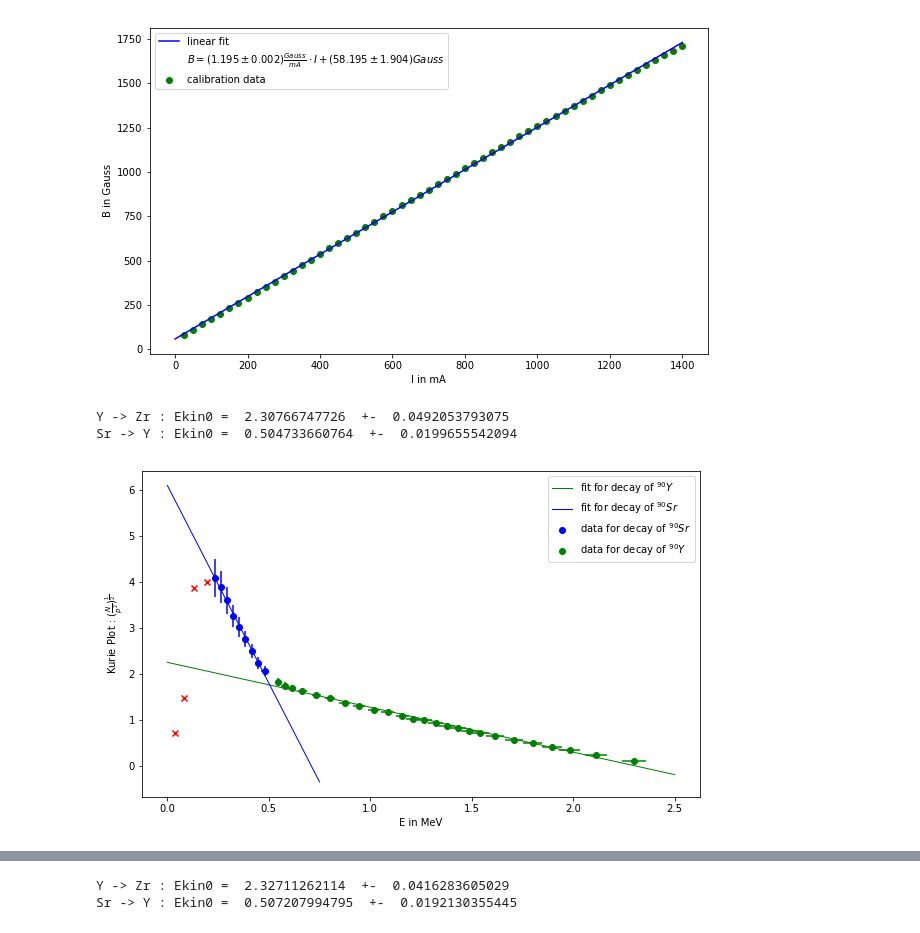
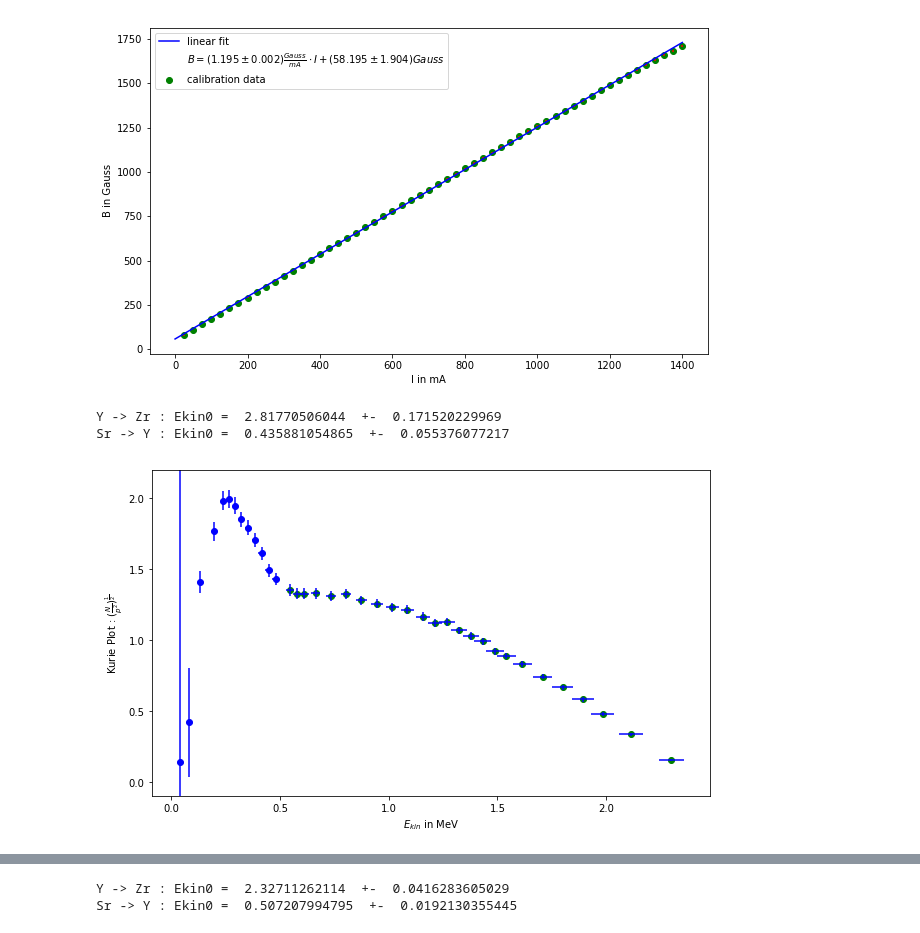
Before and after one commit to NlKLas/PyRePo, a Jupyter notebook: V10/V10.ipynb, the cells around one changed output, grey strips where cells are left out. Cells and saved outputs as stored; diff of their text form; code cells hidden in the pictures.

Commit message:
plots

```diff
--- a/V10/V10.ipynb
+++ b/V10/V10.ipynb
@@ -121,21 +121,27 @@ def S_err(p,E0,p_err,E0_err):
 
 def curie(N,p):
     En = E_kin(p)
-    return np.sqrt(abs(N/(p**2*En)))
+    return np.sqrt(abs(N/(p**2)))#*En)))
 
 def curie_err(N,p,N_err,p_err):
-    En = E_kin(p)
-    En_err = E_kin_err(p,p_err)
-    return np.sqrt((1/2/(p**2*En)*N_err/np.sqrt(abs(N/(p**2*En))))**2+(1/2*N/(p**2*En**2)*En_err/np.sqrt(abs(N/(p**2*En))))**2+(N/(p**3*En**2)*p_err/np.sqrt(abs(N/(p**2*En))))**2);
+    #En = E_kin(p)
+    #En_err = E_kin_err(p,p_err)
+    return np.sqrt((1/2/(p**2)*N_err/np.sqrt(abs(N/(p**2))))**2+(N/(p**3)*p_err/np.sqrt(abs(N/(p**2))))**2);
 
 def curie_coul(N,p,G_Z):
     En = E_kin(p)
     Cor = np.array([G(pi,G_E,G_Z) for pi in p])
     return np.sqrt(abs(N/(p**2*En*Cor)))
 
-def curie_coul_err(N,p,G_Z,N_err,p_err):
+#def curie_coul_err(N,p,G_Z,N_err,p_err):
+#    Cor = np.array(([G(pi,G_E,G_Z) for pi in p]))
+#    return curie_err(N,p,N_err,p_err)/np.sqrt(abs(Cor))
+
+def curie_cou_err(N,p,N_err,p_err):
+    En = E_kin(p)
+    En_err = E_kin_err(p,p_err)
     Cor = np.array(([G(pi,G_E,G_Z) for pi in p]))
-    return curie_err(N,p,N_err,p_err)/np.sqrt(abs(Cor))
+    return np.sqrt((1/2/(p**2*En)*N_err/np.sqrt(abs(N/(p**2*En))))**2+(1/2*N/(p**2*En**2)*En_err/np.sqrt(abs(N/(p**2*En))))**2+(N/(p**3*En**2)*p_err/np.sqrt(abs(N/(p**2*En))))**2)/np.sqrt(abs(Cor));
 
 
 def curie_cor(N,p,G_Z,E0):
@@ -216,43 +222,46 @@ E_err = E_kin_err(p,p_err)
 #Curie Plot witout corrections
 popt, pcov = curve_fit(g,E[:25],curie(countrate,p)[:25])
 m1= popt[0]
 m1_err = np.sqrt(np.diag(pcov))[0]
 b1 = popt[1]
 b1_err = np.sqrt(np.diag(pcov))[1]
 t1 = np.linspace(0,2.5,100)
 
 popt, pcov = curve_fit(g,E[26:35],curie(countrate,p)[26:35])
 m2= popt[0]
 m2_err = np.sqrt(np.diag(pcov))[0]
 b2 = popt[1]
 b2_err = np.sqrt(np.diag(pcov))[1]
 t2 = np.linspace(0,0.75,100)
 
 cur_err = curie_err(np.array(countrate),np.array(p),np.array(countrate_err),np.array(p_err))
 
 fig,ax = plt.subplots(figsize=(10,6))
-ax.scatter(E[26:35],curie(countrate,p)[26:35],c="b",label="data for decay of $^{90} Sr$")##left part
+ax.scatter(E[26:35],curie(countrate,p)[26:35],c="b",label="data for decay of $^{90} Sr$ and $^{90} Y$")##left part
 ax.errorbar(E[26:35],curie(countrate,p)[26:35],xerr=E_err[26:35],yerr=cur_err[26:35],c="b",ls=" ")
 ax.scatter(E[:25],curie(countrate,p)[:25],c="g",label="data for decay of $^{90} Y$")##right part
-ax.errorbar(E[:25],curie(countrate,p)[:25],xerr=E_err[:25],yerr=cur_err[:25],c="g",ls=" ")   ##FF6300
-ax.plot(t1,g(t1,m1,b1),c="g",lw=1,label="fit for decay of $^{90} Y$")
-ax.plot(t2,g(t2,m2,b2),c="b",lw=1,label="fit for decay of $^{90} Sr$")
-ax.scatter(E[-4:],curie(countrate,p)[-4:],marker="x",c="red")#discarded points
-ax.set_xlabel("E in MeV")
+ax.errorbar(E[:25],curie(countrate,p)[:25],xerr=E_err[:25],yerr=cur_err[:25],c="b",ls=" ")   ##FF6300
+#ax.plot(t1,g(t1,m1,b1),c="g",lw=1,label="fit for decay of $^{90} Y$")
+#ax.plot(t2,g(t2,m2,b2),c="b",lw=1,label="fit for decay of $^{90}$ Sr and $^{90} Y$")
+ax.scatter(E[-4:],curie(countrate,p)[-4:],c="b",label="discarded measure points")#discarded points
+ax.errorbar(E[-4:],curie(countrate,p)[-4:],xerr=E_err[-4:],yerr=cur_err[-4:],c="b",ls=" ")
+ax.set_ylim([-0.1,2.2])
+ax.set_xlabel("$E_{kin}$ in MeV")
 ax.set_ylabel(r"Kurie Plot : $(\frac{N}{p^2})^{\frac{1}{2}}$")
+fig.savefig("curie_without.pdf")
 
-ax.legend(loc=("best"))
+#ax.legend(loc=("best"))
 E1 = -b1/m1
 E1_err = np.sqrt((b1_err/m1)**2+(m1_err*b1/m1**2)**2)
 E2 = -(b1-b2)/(m1-m2)
 E2_err = np.sqrt((b1_err/(m1-m2))**2+(b2_err/(m1-m2))**2+(m1_err*(b1-b2)/(m1-m2)**2)**2+(m2_err*(b1-b2)/(m1-m2)**2)**2)
 
 print("Y -> Zr : Ekin0 = ",E1," +- ",E1_err)
 print("Sr -> Y : Ekin0 = ",E2," +- ",E2_err)
 # %% [output]
-Y -> Zr : Ekin0 =  2.30766747726  +-  0.0492053793075
-Sr -> Y : Ekin0 =  0.504733660764  +-  0.0199655542094
+Y -> Zr : Ekin0 =  2.81770506044  +-  0.171520229969
+Sr -> Y : Ekin0 =  0.435881054865  +-  0.055376077217
-[figure, old version]
+[figure, new version]
 # %%
 # G interpolation
 
```
Also changed, not shown: parts of 1 cell of this notebook, 4 other files.
